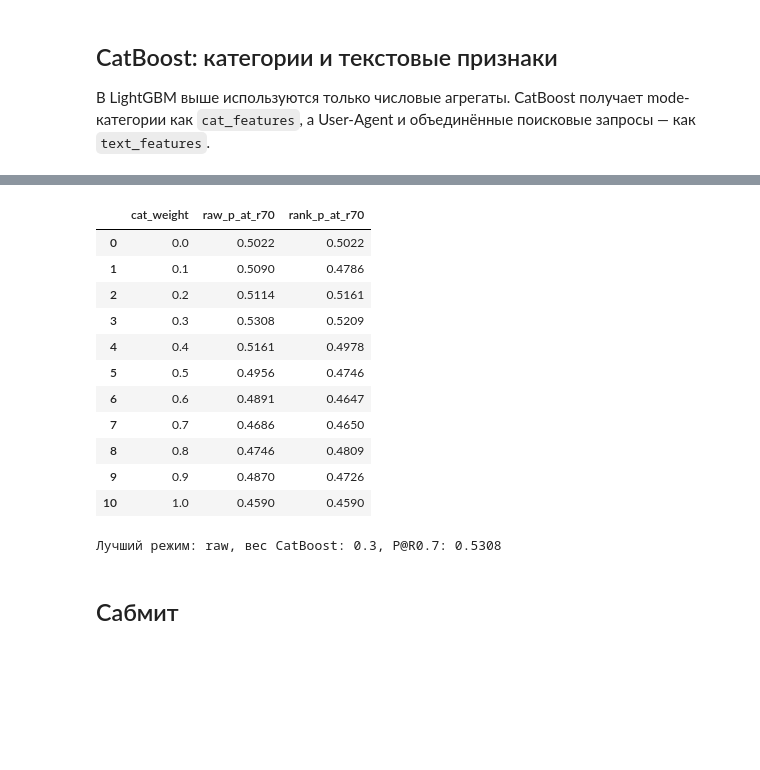
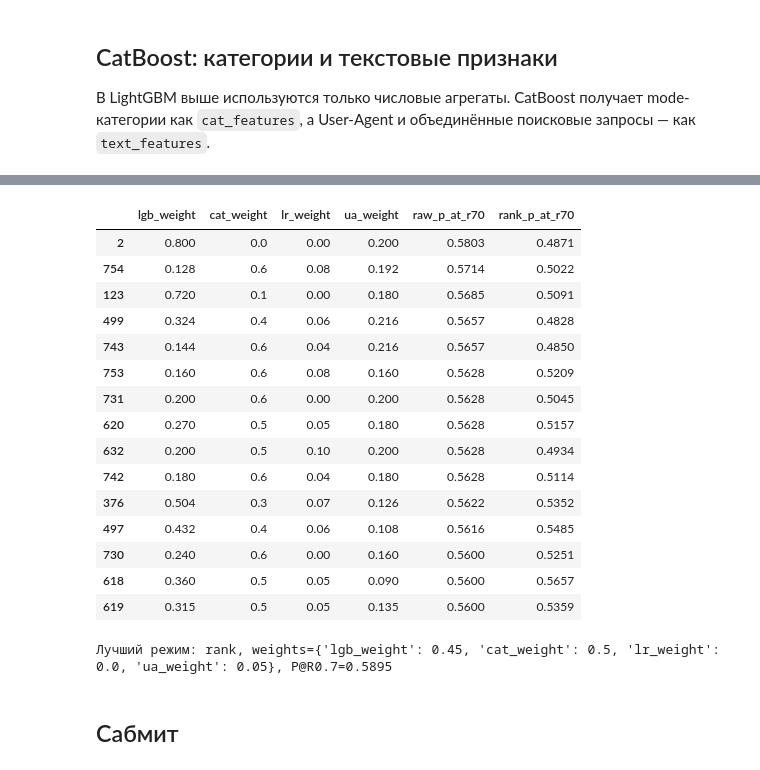
Before and after one commit to leaderpartiii/avito-bootcamp-fall, a Jupyter notebook: quickstart.ipynb, the cells around one changed output, grey strips where cells are left out. Cells and saved outputs as stored; diff of their text form; code cells hidden in the pictures; blank space fills up the shorter version.

Commit message:
Added mlp + transformer + xgboost + log reg + shap

```diff
--- a/quickstart.ipynb
+++ b/quickstart.ipynb
@@ -348,45 +482,64 @@ CatBoost P@R0.7: 0.459
 # %%
-# Подбираем вес ансамбля только на временной валидации.
 def rank01(values):
     return pd.Series(values).rank(method='average', pct=True).to_numpy()
 
 blend_results = []
 for cat_weight in np.linspace(0, 1, 11):
-    raw_score = cat_weight * cat_val_preds + (1 - cat_weight) * val_preds
-    rank_score = cat_weight * rank01(cat_val_preds) + (1 - cat_weight) * rank01(val_preds)
-    blend_results.append({
-        'cat_weight': cat_weight,
-        'raw_p_at_r70': precision_at_recall(y_val_fold, raw_score),
-        'rank_p_at_r70': precision_at_recall(y_val_fold, rank_score),
-    })
+    for lr_weight in np.linspace(0, 1 - cat_weight, 11):
+        for ua_weight in np.linspace(0, 1 - cat_weight - lr_weight, 11):
+            lgb_weight = 1 - cat_weight - lr_weight - ua_weight
+            raw_score = (lgb_weight * lgb_val_preds + cat_weight * cat_val_preds + lr_weight * logreg_val_preds + ua_weight * ua_tfidf_val_preds)
+            rank_score = (lgb_weight * rank01(lgb_val_preds) + cat_weight * rank01(cat_val_preds) + lr_weight * rank01(logreg_val_preds) + ua_weight * rank01(ua_tfidf_val_preds))
+            blend_results.append({
+                'lgb_weight': lgb_weight, 'cat_weight': cat_weight, 'lr_weight': lr_weight, 'ua_weight': ua_weight,
+                'raw_p_at_r70': precision_at_recall(y_val_fold, raw_score),
+                'rank_p_at_r70': precision_at_recall(y_val_fold, rank_score),
+            })
+
 
 blend_results = pd.DataFrame(blend_results)
-display(blend_results.round(4))
+display(blend_results.sort_values('raw_p_at_r70', ascending=False).head(15).round(4))
 best_raw = blend_results.loc[blend_results.raw_p_at_r70.idxmax()]
 best_rank = blend_results.loc[blend_results.rank_p_at_r70.idxmax()]
 if best_rank.rank_p_at_r70 > best_raw.raw_p_at_r70:
     ensemble_mode = 'rank'
-    ensemble_cat_weight = float(best_rank.cat_weight)
+    ensemble_weights = best_rank[['lgb_weight', 'cat_weight', 'lr_weight', 'ua_weight']].astype(float).to_dict()
     ensemble_val_score = float(best_rank.rank_p_at_r70)
 else:
     ensemble_mode = 'raw'
-    ensemble_cat_weight = float(best_raw.cat_weight)
+    ensemble_weights = best_raw[['lgb_weight', 'cat_weight', 'lr_weight', 'ua_weight']].astype(float).to_dict()
     ensemble_val_score = float(best_raw.raw_p_at_r70)
-print(f'Лучший режим: {ensemble_mode}, вес CatBoost: {ensemble_cat_weight:.1f}, P@R0.7: {ensemble_val_score:.4f}')
+print(f'Лучший режим: {ensemble_mode}, weights={ensemble_weights}, P@R0.7={ensemble_val_score:.4f}')
+
+# Сохраняем validation scores для diversity blend с Transformer.
+Path('artifacts').mkdir(exist_ok=True)
+if ensemble_mode == 'raw':
+    selected_ensemble_score = (ensemble_weights['lgb_weight'] * lgb_val_preds + ensemble_weights['cat_weight'] * cat_val_preds + ensemble_weights['lr_weight'] * logreg_val_preds + ensemble_weights['ua_weight'] * ua_tfidf_val_preds)
+else:
+    selected_ensemble_score = (ensemble_weights['lgb_weight'] * rank01(lgb_val_preds) + ensemble_weights['cat_weight'] * rank01(cat_val_preds) + ensemble_weights['lr_weight'] * rank01(logreg_val_preds) + ensemble_weights['ua_weight'] * rank01(ua_tfidf_val_preds))
+pd.DataFrame({
+    'cookie_id': train.loc[is_valid, 'cookie_id'].to_numpy(), 'target': y_val_fold,
+    'lgb_score': lgb_val_preds, 'cat_score': cat_val_preds, 'lr_score': logreg_val_preds, 'ua_tfidf_score': ua_tfidf_val_preds,
+    'ensemble_score': selected_ensemble_score,
+}).to_csv('artifacts/validation_predictions.csv', index=False)
 # %% [output]
-|  | cat_weight | raw_p_at_r70 | rank_p_at_r70 |
-| 0 | 0.0 | 0.5022 | 0.5022 |
-| 1 | 0.1 | 0.5090 | 0.4786 |
-| 2 | 0.2 | 0.5114 | 0.5161 |
-| 3 | 0.3 | 0.5308 | 0.5209 |
-| 4 | 0.4 | 0.5161 | 0.4978 |
-| 5 | 0.5 | 0.4956 | 0.4746 |
-| 6 | 0.6 | 0.4891 | 0.4647 |
-| 7 | 0.7 | 0.4686 | 0.4650 |
-| 8 | 0.8 | 0.4746 | 0.4809 |
-| 9 | 0.9 | 0.4870 | 0.4726 |
-| 10 | 1.0 | 0.4590 | 0.4590 |
+|  | lgb_weight | cat_weight | lr_weight | ua_weight | raw_p_at_r70 | rank_p_at_r70 |
+| 2 | 0.800 | 0.0 | 0.00 | 0.200 | 0.5803 | 0.4871 |
+| 754 | 0.128 | 0.6 | 0.08 | 0.192 | 0.5714 | 0.5022 |
+| 123 | 0.720 | 0.1 | 0.00 | 0.180 | 0.5685 | 0.5091 |
+| 499 | 0.324 | 0.4 | 0.06 | 0.216 | 0.5657 | 0.4828 |
+| 743 | 0.144 | 0.6 | 0.04 | 0.216 | 0.5657 | 0.4850 |
+| 753 | 0.160 | 0.6 | 0.08 | 0.160 | 0.5628 | 0.5209 |
+| 731 | 0.200 | 0.6 | 0.00 | 0.200 | 0.5628 | 0.5045 |
+| 620 | 0.270 | 0.5 | 0.05 | 0.180 | 0.5628 | 0.5157 |
+| 632 | 0.200 | 0.5 | 0.10 | 0.200 | 0.5628 | 0.4934 |
+| 742 | 0.180 | 0.6 | 0.04 | 0.180 | 0.5628 | 0.5114 |
+| 376 | 0.504 | 0.3 | 0.07 | 0.126 | 0.5622 | 0.5352 |
+| 497 | 0.432 | 0.4 | 0.06 | 0.108 | 0.5616 | 0.5485 |
+| 730 | 0.240 | 0.6 | 0.00 | 0.160 | 0.5600 | 0.5251 |
+| 618 | 0.360 | 0.5 | 0.05 | 0.090 | 0.5600 | 0.5657 |
+| 619 | 0.315 | 0.5 | 0.05 | 0.135 | 0.5600 | 0.5359 |
-Лучший режим: raw, вес CatBoost: 0.3, P@R0.7: 0.5308
+Лучший режим: rank, weights={'lgb_weight': 0.45, 'cat_weight': 0.5, 'lr_weight': 0.0, 'ua_weight': 0.05}, P@R0.7=0.5895
 # %% [markdown]
 ## Сабмит
 # %%
```
Also changed, not shown: parts of 11 cells of this notebook, 7 other files.
